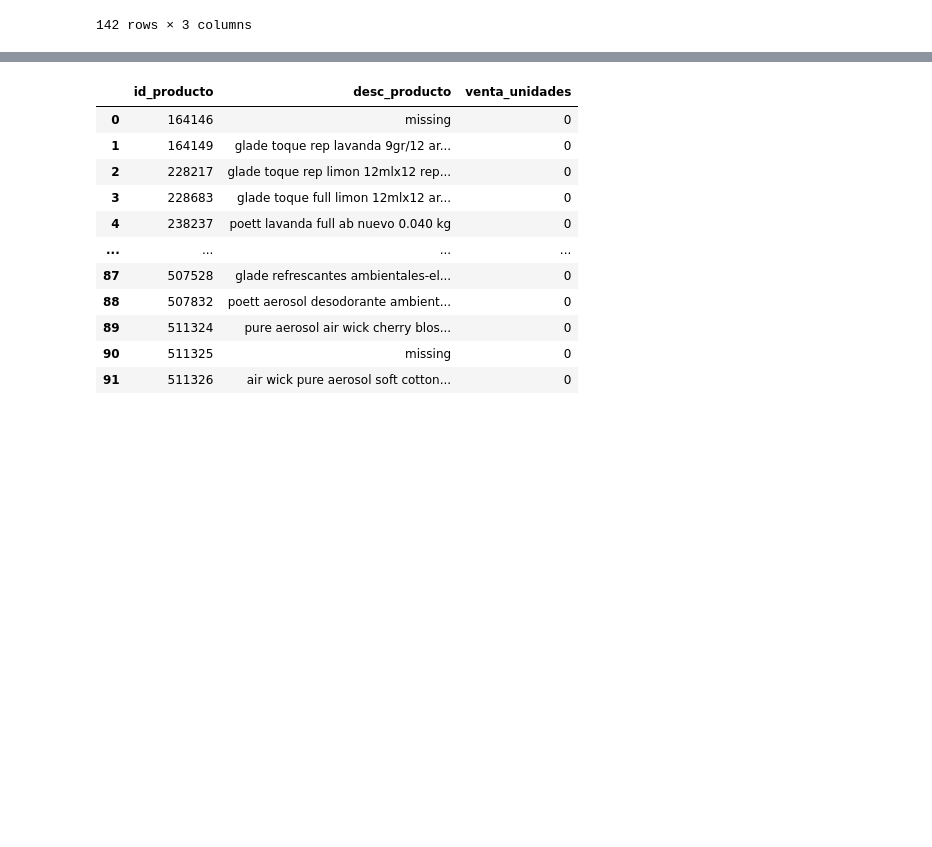
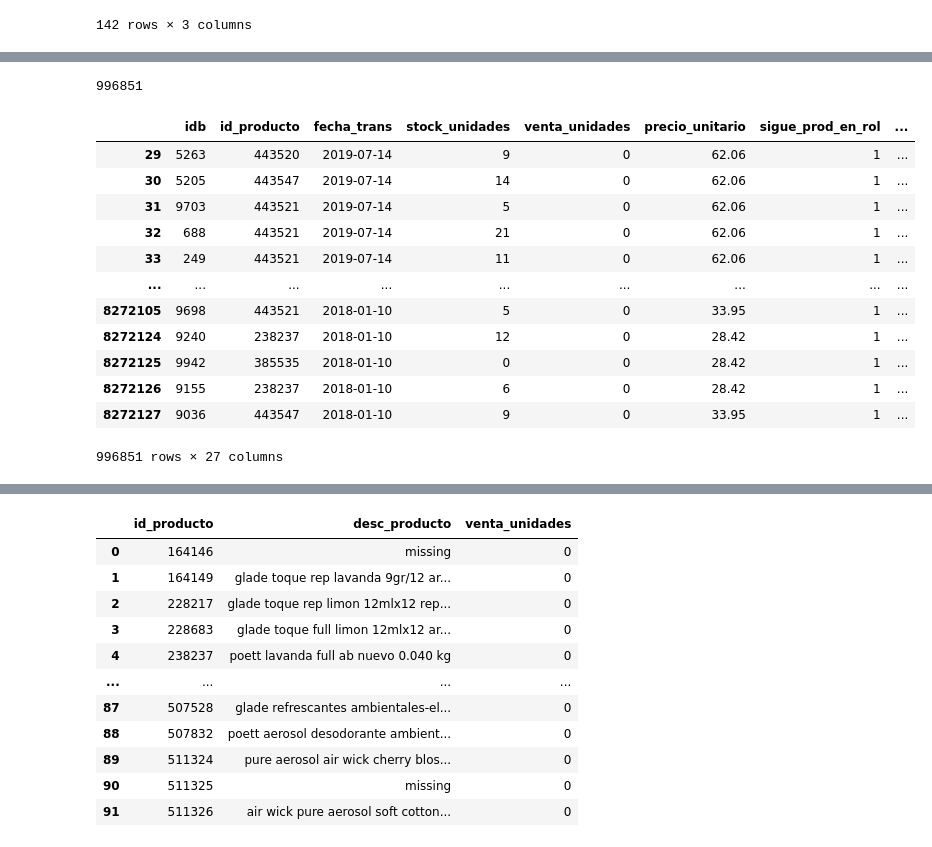
Before and after one commit to ErikaMelt/deodorants-project, a Jupyter notebook: eda/eda_erika_v1.ipynb, the cells around one changed output, grey strips where cells are left out. Drawn from its saved outputs; the diff is of its cells as text; code cells hidden in the pictures; blank space fills up the shorter version.

```diff
--- a/eda/eda_erika_v1.ipynb
+++ b/eda/eda_erika_v1.ipynb
@@ -485,4 +487,20 @@ no_promo_products
 # %%
-deodorants_without_promo = deod_df[deodorants_df['id_producto'].isin(
+deodorants_without_promo = deodorants_df[deodorants_df['id_producto'].isin(
     no_promo_products)]
+print(len(deodorants_without_promo))
 deodorants_without_promo
+# %% [output]
+996851
+|  | idb | id_producto | fecha_trans | stock_unidades | venta_unidades | precio_unitario | sigue_prod_en_rol | ... |
+| 29 | 5263 | 443520 | 2019-07-14 | 9 | 0 | 62.06 | 1 | ... |
+| 30 | 5205 | 443547 | 2019-07-14 | 14 | 0 | 62.06 | 1 | ... |
+| 31 | 9703 | 443521 | 2019-07-14 | 5 | 0 | 62.06 | 1 | ... |
+| 32 | 688 | 443521 | 2019-07-14 | 21 | 0 | 62.06 | 1 | ... |
+| 33 | 249 | 443521 | 2019-07-14 | 11 | 0 | 62.06 | 1 | ... |
+| ... | ... | ... | ... | ... | ... | ... | ... | ... |
+| 8272105 | 9698 | 443521 | 2018-01-10 | 5 | 0 | 33.95 | 1 | ... |
+| 8272124 | 9240 | 238237 | 2018-01-10 | 12 | 0 | 28.42 | 1 | ... |
+| 8272125 | 9942 | 385535 | 2018-01-10 | 0 | 0 | 28.42 | 1 | ... |
+| 8272126 | 9155 | 238237 | 2018-01-10 | 6 | 0 | 28.42 | 1 | ... |
+| 8272127 | 9036 | 443547 | 2018-01-10 | 9 | 0 | 33.95 | 1 | ... |
+996851 rows × 27 columns
```
Also changed, not shown: parts of 13 cells of this notebook, 3 other files.
